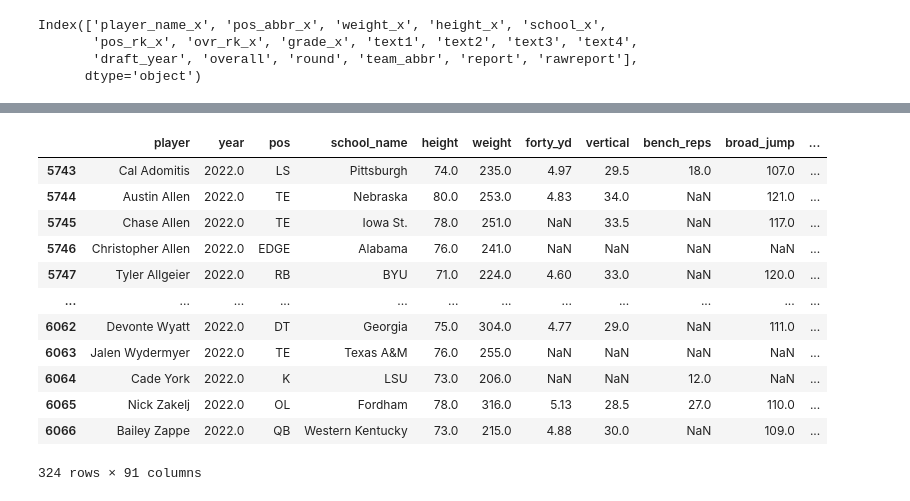
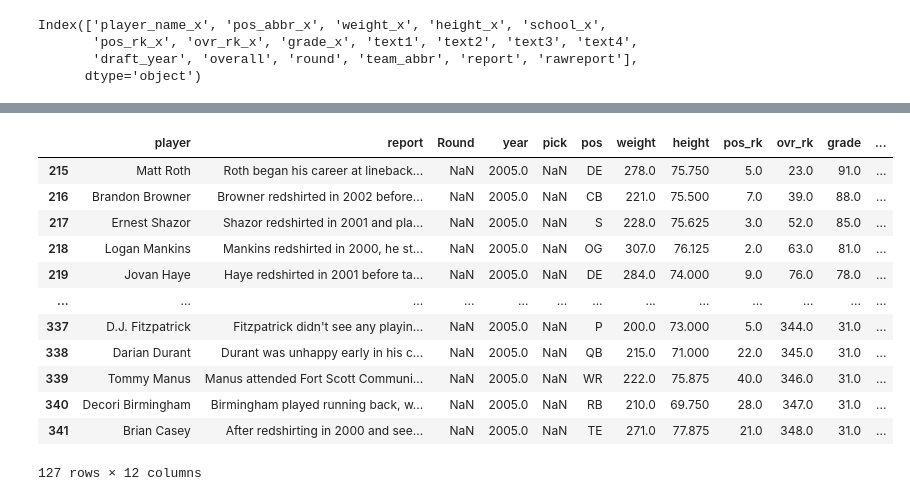
Before and after one commit to jpalgon/Draft_Scouting, a Jupyter notebook: Data Cleaning.ipynb, the cells around one changed output, grey strips where cells are left out. Saved outputs shown, nothing was run; the diff lists cells and outputs as text; code cells hidden in the pictures.

```diff
--- a/Data Cleaning.ipynb
+++ b/Data Cleaning.ipynb
@@ -412,16 +393,0 @@ combine2022 = combine[combine.year == 2022]
-# %%
-combine2022
-# %% [output]
-|  | player | year | pos | school_name | height | weight | forty_yd | vertical | bench_reps | broad_jump | ... |
-| 5743 | Cal Adomitis | 2022.0 | LS | Pittsburgh | 74.0 | 235.0 | 4.97 | 29.5 | 18.0 | 107.0 | ... |
-| 5744 | Austin Allen | 2022.0 | TE | Nebraska | 80.0 | 253.0 | 4.83 | 34.0 | NaN | 121.0 | ... |
-| 5745 | Chase Allen | 2022.0 | TE | Iowa St. | 78.0 | 251.0 | NaN | 33.5 | NaN | 117.0 | ... |
-| 5746 | Christopher Allen | 2022.0 | EDGE | Alabama | 76.0 | 241.0 | NaN | NaN | NaN | NaN | ... |
-| 5747 | Tyler Allgeier | 2022.0 | RB | BYU | 71.0 | 224.0 | 4.60 | 33.0 | NaN | 120.0 | ... |
-| ... | ... | ... | ... | ... | ... | ... | ... | ... | ... | ... | ... |
-| 6062 | Devonte Wyatt | 2022.0 | DT | Georgia | 75.0 | 304.0 | 4.77 | 29.0 | NaN | 111.0 | ... |
-| 6063 | Jalen Wydermyer | 2022.0 | TE | Texas A&M | 76.0 | 255.0 | NaN | NaN | NaN | NaN | ... |
-| 6064 | Cade York | 2022.0 | K | LSU | 73.0 | 206.0 | NaN | NaN | 12.0 | NaN | ... |
-| 6065 | Nick Zakelj | 2022.0 | OL | Fordham | 78.0 | 316.0 | 5.13 | 28.5 | 27.0 | 110.0 | ... |
-| 6066 | Bailey Zappe | 2022.0 | QB | Western Kentucky | 73.0 | 215.0 | 4.88 | 30.0 | NaN | 109.0 | ... |
-324 rows × 91 columns
@@ -427,0 +398,16 @@ combine2022
+# %%
+report[(report.year == 2005) & (report.pick.isna())]
+# %% [output]
+|  | player | report | Round | year | pick | pos | weight | height | pos_rk | ovr_rk | grade | ... |
+| 215 | Matt Roth | Roth began his career at lineback... | NaN | 2005.0 | NaN | DE | 278.0 | 75.750 | 5.0 | 23.0 | 91.0 | ... |
+| 216 | Brandon Browner | Browner redshirted in 2002 before... | NaN | 2005.0 | NaN | CB | 221.0 | 75.500 | 7.0 | 39.0 | 88.0 | ... |
+| 217 | Ernest Shazor | Shazor redshirted in 2001 and pla... | NaN | 2005.0 | NaN | S | 228.0 | 75.625 | 3.0 | 52.0 | 85.0 | ... |
+| 218 | Logan Mankins | Mankins redshirted in 2000, he st... | NaN | 2005.0 | NaN | OG | 307.0 | 76.125 | 2.0 | 63.0 | 81.0 | ... |
+| 219 | Jovan Haye | Haye redshirted in 2001 before ta... | NaN | 2005.0 | NaN | DE | 284.0 | 74.000 | 9.0 | 76.0 | 78.0 | ... |
+| ... | ... | ... | ... | ... | ... | ... | ... | ... | ... | ... | ... | ... |
+| 337 | D.J. Fitzpatrick | Fitzpatrick didn't see any playin... | NaN | 2005.0 | NaN | P | 200.0 | 73.000 | 5.0 | 344.0 | 31.0 | ... |
+| 338 | Darian Durant | Durant was unhappy early in his c... | NaN | 2005.0 | NaN | QB | 215.0 | 71.000 | 22.0 | 345.0 | 31.0 | ... |
+| 339 | Tommy Manus | Manus attended Fort Scott Communi... | NaN | 2005.0 | NaN | WR | 222.0 | 75.875 | 40.0 | 346.0 | 31.0 | ... |
+| 340 | Decori Birmingham | Birmingham played running back, w... | NaN | 2005.0 | NaN | RB | 210.0 | 69.750 | 28.0 | 347.0 | 31.0 | ... |
+| 341 | Brian Casey | After redshirting in 2000 and see... | NaN | 2005.0 | NaN | TE | 271.0 | 77.875 | 21.0 | 348.0 | 31.0 | ... |
+127 rows × 12 columns
```
Also changed, not shown: parts of 53 cells of this notebook, 3 other files.
